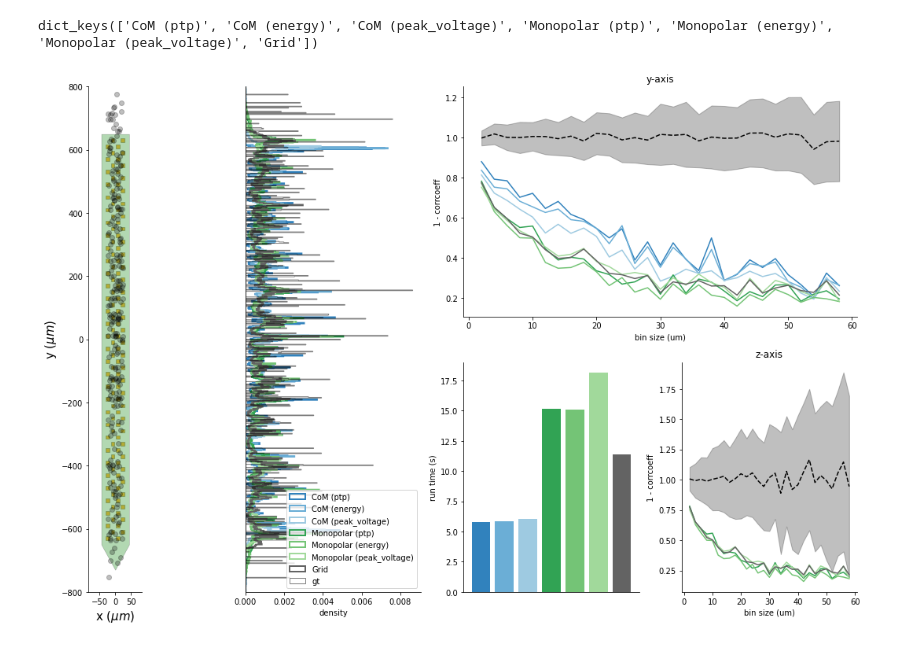
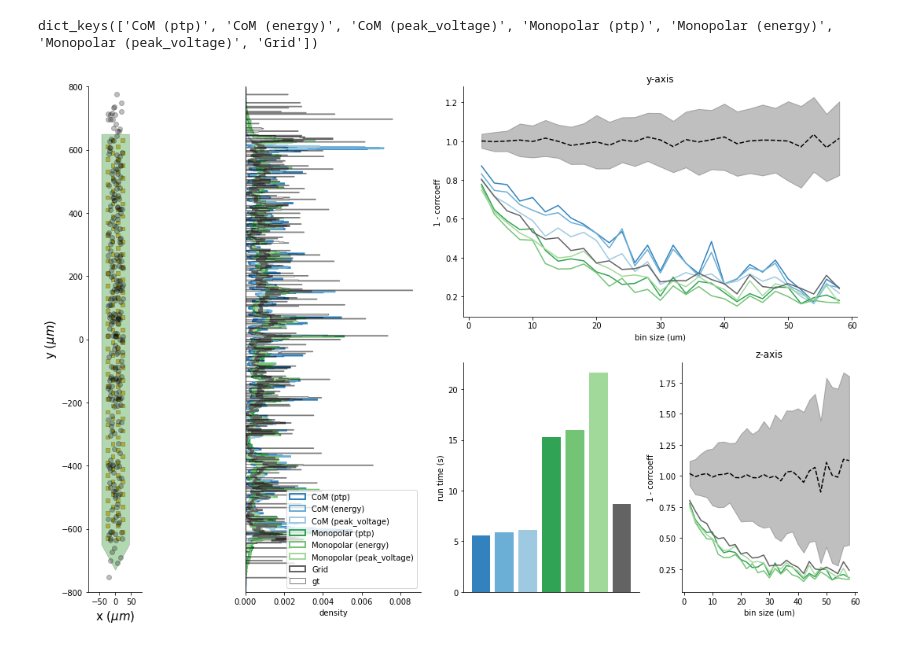
Before and after one commit to melinatonine/ProjetCNN, a Jupyter notebook: figure_drift.ipynb, the cells around one changed output. Cells and saved outputs as stored; diff of their text form; code cells hidden in the pictures.

```diff
--- a/figure_drift.ipynb
+++ b/figure_drift.ipynb
@@ -9,7 +9,7 @@ recording, gt_sorting = si.read_mearec('Neuropixels-128_rigid_uniform_homogeneou
 # %%
 fs = recording.sampling_frequency
 sorting = gt_sorting.frame_slice(0, fs*60)
-waveforms = si.extract_waveforms(recording, sorting, folder='drift_waveforms', n_jobs=-1, overwrite=True, chunk_memory="10M")
+waveforms = si.extract_waveforms(recording, sorting, mode='memory', n_jobs=-1, overwrite=True, chunk_memory="10M")
 # %%
 import MEArec as mr
 import numpy as np
@@ -19,6 +19,9 @@ gt_positions = np.hstack((rec.template_locations[:, 50, 1:3], rec.template_locat
 spikes_positions = {}
 unit_positions = {}
 unit_times = {}
+
+from spikeinterface.sortingcomponents.tools import get_prototype_spike
+
 import time
 for method in ['center_of_mass', 'monopolar_triangulation', 'grid_convolution']:
     if method == 'center_of_mass':
@@ -47,12 +50,20 @@ for method in ['center_of_mass', 'monopolar_triangulation', 'grid_convolution']:
                                                                         chunk_memory="10M", outputs='by_unit')
             unit_times[title] = time.time() - t_start
     elif method == 'grid_convolution':
+        from spikeinterface.core.node_pipeline import SpikeRetriever
+        from spikeinterface.core.template_tools import get_template_extremum_channel
+        extremum_channel_inds = get_template_extremum_channel(waveforms, peak_sign="neg", outputs="index")
+        spike_retriever = SpikeRetriever(
+                    waveforms.recording, waveforms.sorting, extremum_channel_inds=extremum_channel_inds
+                )
+        prototype = get_prototype_spike(waveforms.recording, spike_retriever.peaks, 0.5, 0.5)
+
         t_start = time.time()
         title = f'Grid'
-        params = {'mode' : '3d'}
-
+        params = {}
         unit_positions[title] = si.compute_unit_locations(waveforms, method=method,
                                                                **params)
+        params = {'prototype' : prototype}
         spikes_positions[title] = si.compute_spike_locations(waveforms, method=method,
                                                                           method_kwargs=params, n_jobs=-1,
                                                                         spike_retriver_kwargs={'channel_from_template' : False},
@@ -94,7 +105,7 @@ ax.scatter(gt_positions[:,0], gt_positions[:,1], alpha=0.25, color='k')
 plt.tight_layout()
 ax.set_ylim(-800, 800)
 
-gt_index = np.array([int(i.split('#')[1]) for i in gt_sorting.get_all_spike_trains()[0][1]])
+gt_index = gt_sorting.to_spike_vector()['unit_index']
 
 
 histograms = {}
@@ -174,9 +185,9 @@ def bhattacharyya(h1, h2):
 
 
 
-nb_control = 50
+nb_control = 100
 
-distances = ['1 - corrcoeff']
+distances = ['1 - corrcoeff', 'wasserstein', 'bhattacharyya']
 results = {}
 z_results = {}
 
@@ -223,7 +234,7 @@ for key in spikes_positions.keys():
 
                 z_results[key][bin_size][d] = value
 
-nb_control = 50
+nb_control = 100
 
 noise_levels = {}
 z_noise_levels = {}
@@ -315,31 +326,31 @@ ax.set_ylabel('run time (s)')
 ax = fig.add_subplot(gs[1, 3])
 for i, title in enumerate(spikes_positions.keys()):
     data = []
     if title.find('Grid') > -1 or title.find('Monopolar') > -1:
         for bin_size in bin_sizes:
             data += [z_results[title][bin_size]['1 - corrcoeff']]
         ax.plot(bin_sizes, data, color=colors[title])
     ax.spines['right'].set_visible(False)
     ax.spines['top'].set_visible(False)
 ax.set_title('z-axis')
 
 data_m = []
 data_s = []
 for bin_size in bin_sizes:
     data_m += [np.mean(z_noise_levels[bin_size]['1 - corrcoeff'])]
     data_s += [np.std(z_noise_levels[bin_size]['1 - corrcoeff'])]
 ax.plot(bin_sizes, data_m, 'k--')
 data_m = np.array(data_m)
 data_s = np.array(data_s)
 y1 = data_m-data_s
 y2 = data_m+data_s
 ax.fill_between(bin_sizes, y1, y2, color='k', alpha=0.25)
 ax.set_xlabel('bin size (um)')
 ax.set_ylabel('1 - corrcoeff')
 
 
 plt.tight_layout()
 plt.savefig('histogram.pdf')
 # %% [output]
 dict_keys(['CoM (ptp)', 'CoM (energy)', 'CoM (peak_voltage)', 'Monopolar (ptp)', 'Monopolar (energy)', 'Monopolar (peak_voltage)', 'Grid'])
-[figure, old version]
+[figure, new version]
```
Also changed, not shown: parts of 2 cells of this notebook, 2 other files.
